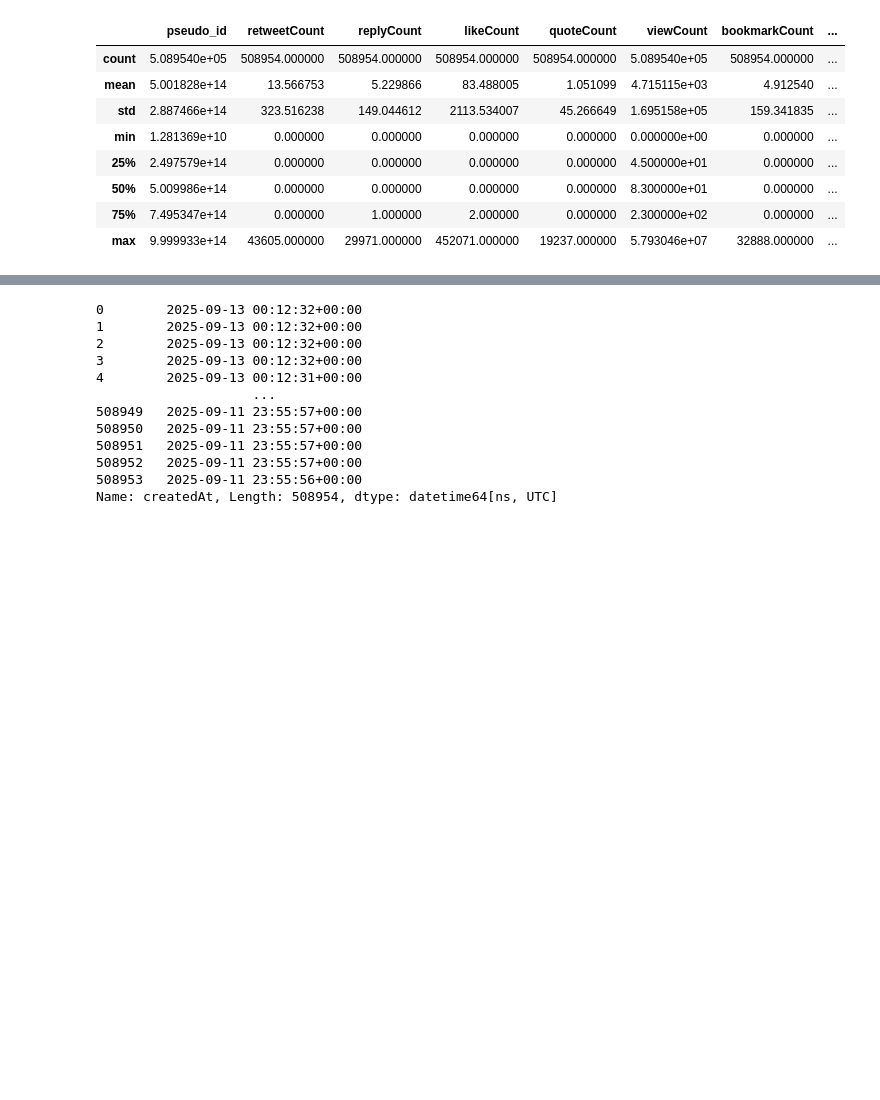
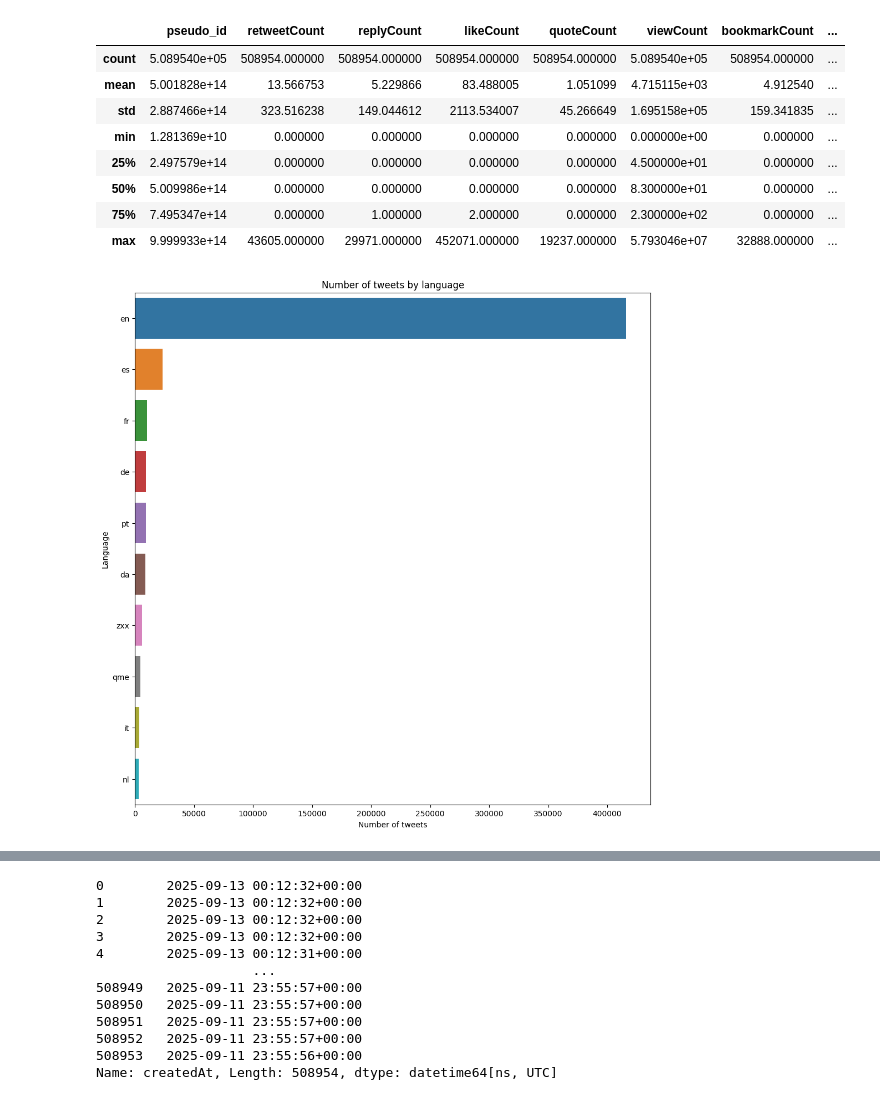
Before and after one commit to lonelyalpaca2003/sentiment_analysis_charlie_kirk-, a Jupyter notebook: notebooks/eda.ipynb, the cells around one changed output, grey strips where cells are left out. Drawn from its saved outputs; the diff is of its cells as text; code cells hidden in the pictures; blank space fills up the shorter version.

```diff
--- a/notebooks/eda.ipynb
+++ b/notebooks/eda.ipynb
@@ -63,3 +63,13 @@ df.describe()
 | 50% | 5.009986e+14 | 0.000000 | 0.000000 | 0.000000 | 0.000000 | 8.300000e+01 | 0.000000 | ... |
 | 75% | 7.495347e+14 | 0.000000 | 1.000000 | 2.000000 | 0.000000 | 2.300000e+02 | 0.000000 | ... |
 | max | 9.999933e+14 | 43605.000000 | 29971.000000 | 452071.000000 | 19237.000000 | 5.793046e+07 | 32888.000000 | ... |
+# %%
+language_counts = df['lang'].value_counts().reset_index(name = 'count').head(10)
+plt.figure(figsize = (12,12))
+sns.barplot(data = language_counts, x = 'count', y = 'lang', hue = 'lang')
+plt.title("Number of tweets by language")
+plt.xlabel("Number of tweets")
+plt.ylabel("Language")
+plt.show()
+# %% [output]
+[figure, added]
```
Also changed, not shown: parts of 8 cells of this notebook.
